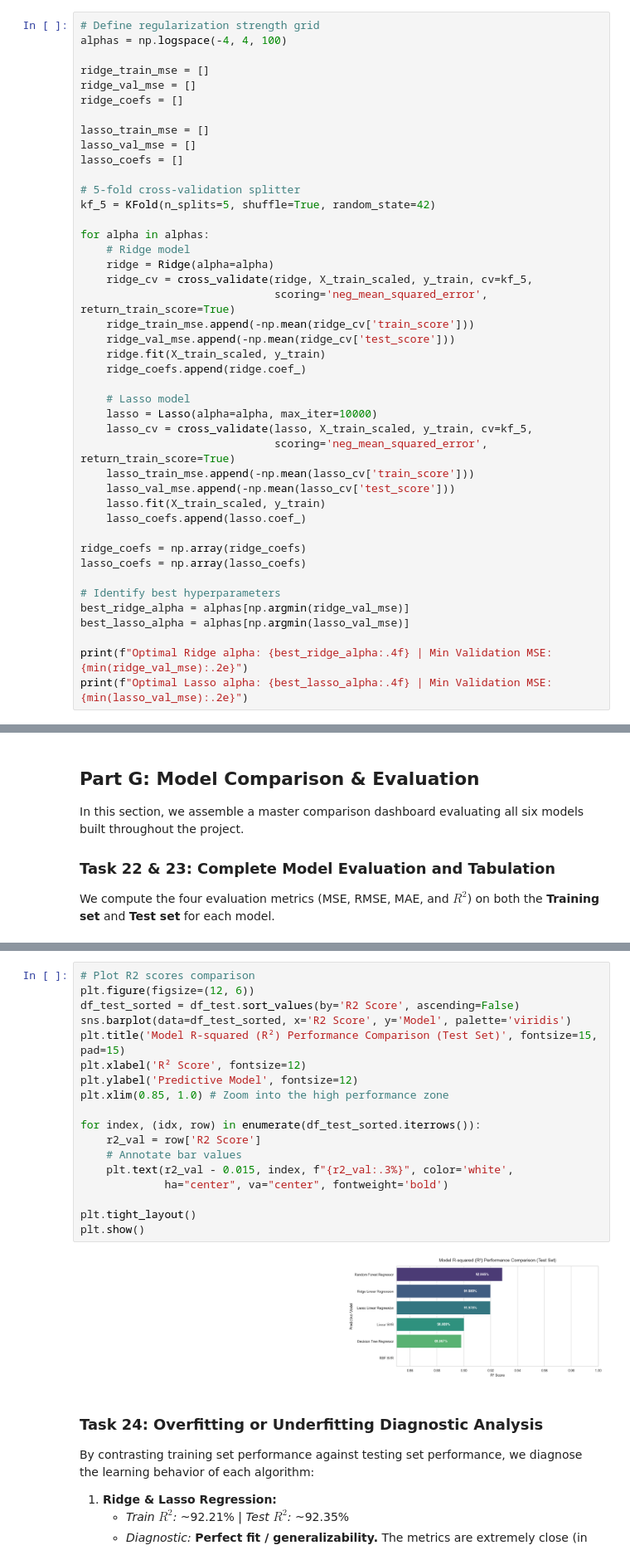
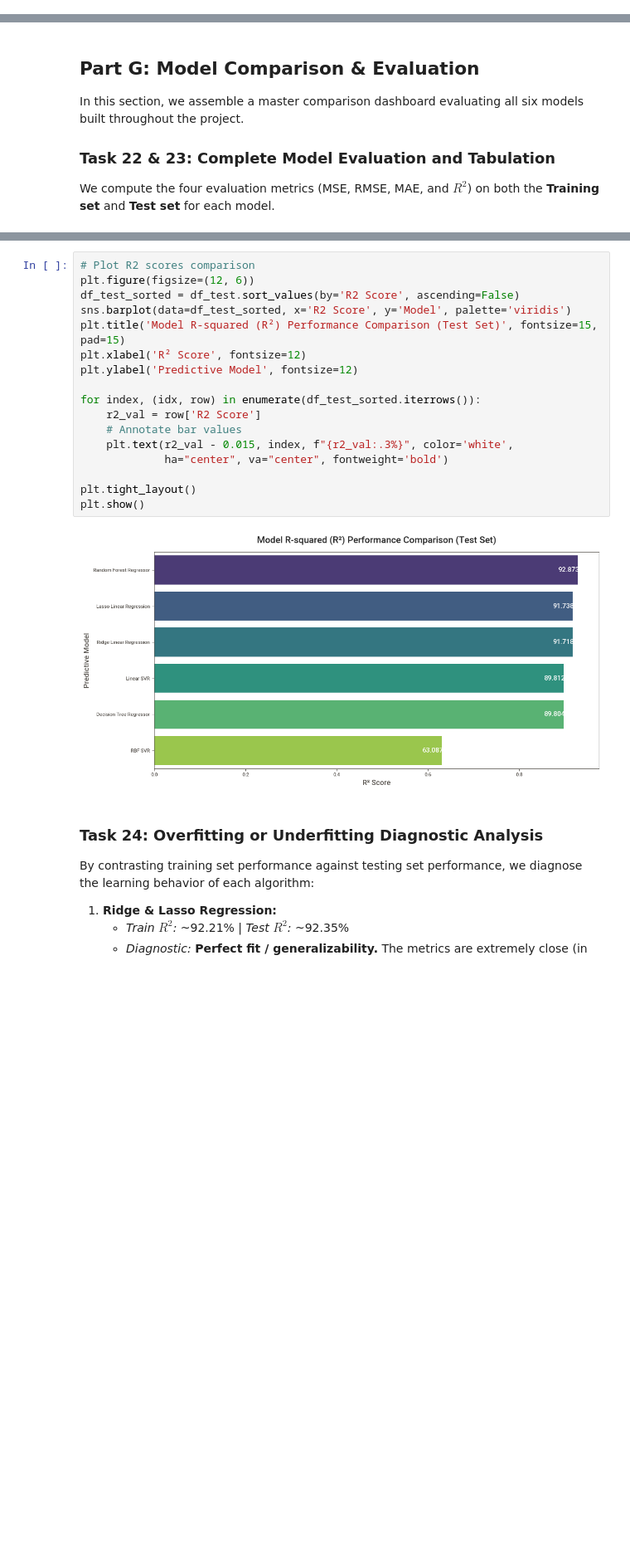
Before and after one commit to parthpbhagat/pr-2, a Jupyter notebook: pr2.ipynb, the cells around one changed output, grey strips where cells are left out. Shown at 83% size. Saved outputs shown, nothing was run; the diff lists cells and outputs as text; blank space fills up the shorter version.

```diff
--- a/pr2.ipynb
+++ b/pr2.ipynb
@@ -298,46 +259,3 @@ Here we implement **Ridge Regression (L2 regularization)** and **Lasso Regressio
 ### Tasks 9, 10 & 11: Implement and Tune Ridge & Lasso via Cross-Validation
 
 We define a broad log-space alpha grid ($\alpha \in [10^{-4}, 10^4]$) and run 5-Fold Cross-Validation on the scaled training split to find the best performing hyperparameter values.
-# %%
-# Define regularization strength grid
-alphas = np.logspace(-4, 4, 100)
-
-ridge_train_mse = []
-ridge_val_mse = []
-ridge_coefs = []
-
-lasso_train_mse = []
-lasso_val_mse = []
-lasso_coefs = []
-
-# 5-fold cross-validation splitter
-kf_5 = KFold(n_splits=5, shuffle=True, random_state=42)
-
-for alpha in alphas:
-    # Ridge model
-    ridge = Ridge(alpha=alpha)
-    ridge_cv = cross_validate(ridge, X_train_scaled, y_train, cv=kf_5,
-                              scoring='neg_mean_squared_error', return_train_score=True)
-    ridge_train_mse.append(-np.mean(ridge_cv['train_score']))
-    ridge_val_mse.append(-np.mean(ridge_cv['test_score']))
-    ridge.fit(X_train_scaled, y_train)
-    ridge_coefs.append(ridge.coef_)
-
-    # Lasso model
-    lasso = Lasso(alpha=alpha, max_iter=10000)
-    lasso_cv = cross_validate(lasso, X_train_scaled, y_train, cv=kf_5,
-                              scoring='neg_mean_squared_error', return_train_score=True)
-    lasso_train_mse.append(-np.mean(lasso_cv['train_score']))
-    lasso_val_mse.append(-np.mean(lasso_cv['test_score']))
-    lasso.fit(X_train_scaled, y_train)
-    lasso_coefs.append(lasso.coef_)
-
-ridge_coefs = np.array(ridge_coefs)
-lasso_coefs = np.array(lasso_coefs)
-
-# Identify best hyperparameters
-best_ridge_alpha = alphas[np.argmin(ridge_val_mse)]
-best_lasso_alpha = alphas[np.argmin(lasso_val_mse)]
-
-print(f"Optimal Ridge alpha: {best_ridge_alpha:.4f} | Min Validation MSE: {min(ridge_val_mse):.2e}")
-print(f"Optimal Lasso alpha: {best_lasso_alpha:.4f} | Min Validation MSE: {min(lasso_val_mse):.2e}")
@@ -746,23 +842,22 @@ Ridge Linear Regression  Test 6.451759e+12 2.540031e+06 1.945342e+06  0.919889
 # %%
 # Plot R2 scores comparison
 plt.figure(figsize=(12, 6))
 df_test_sorted = df_test.sort_values(by='R2 Score', ascending=False)
 sns.barplot(data=df_test_sorted, x='R2 Score', y='Model', palette='viridis')
 plt.title('Model R-squared (R²) Performance Comparison (Test Set)', fontsize=15, pad=15)
 plt.xlabel('R² Score', fontsize=12)
 plt.ylabel('Predictive Model', fontsize=12)
-plt.xlim(0.85, 1.0) # Zoom into the high performance zone
 
 for index, (idx, row) in enumerate(df_test_sorted.iterrows()):
     r2_val = row['R2 Score']
     # Annotate bar values
     plt.text(r2_val - 0.015, index, f"{r2_val:.3%}", color='white',
              ha="center", va="center", fontweight='bold')
 
 plt.tight_layout()
 plt.show()
 # %% [output]
-[figure, old version]
+[figure, new version]
 # %% [markdown]
 ### Task 24: Overfitting or Underfitting Diagnostic Analysis
 
```
Also changed, not shown: parts of 23 cells of this notebook.
